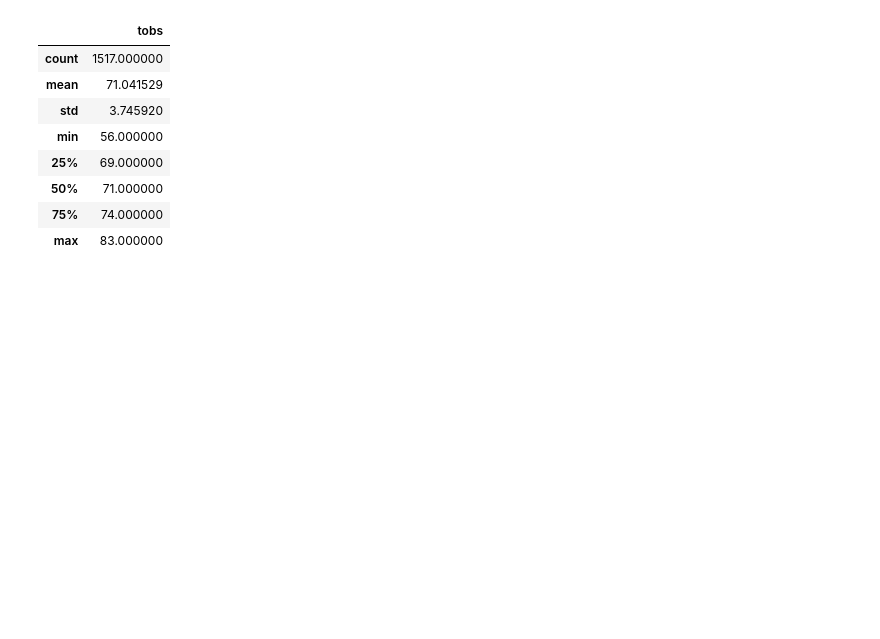
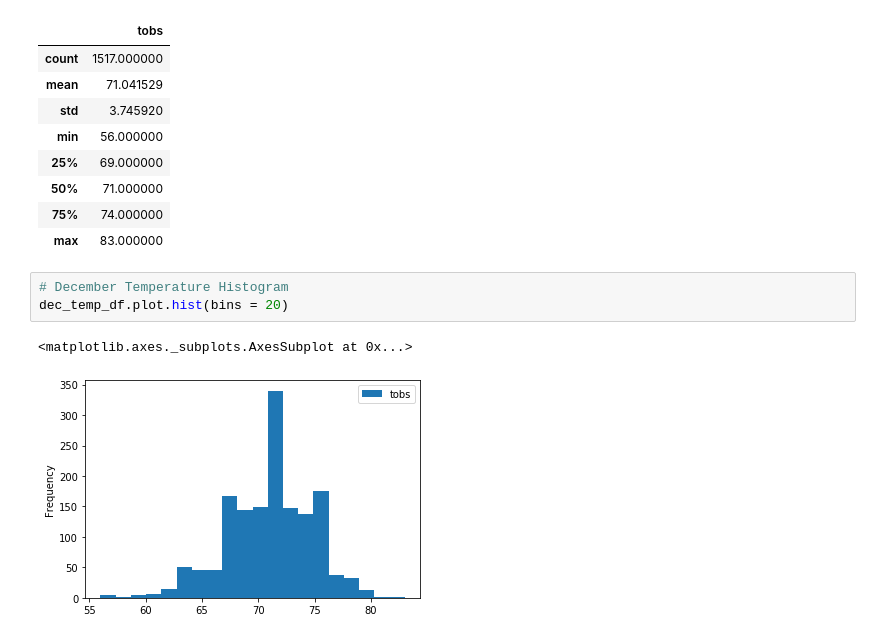
Before and after one commit to levflevine/surfs_up, a Jupyter notebook: SurfsUp_Challenge.ipynb, the cells around one changed output. Saved outputs shown, nothing was run; the diff lists cells and outputs as text; blank space fills up the shorter version.

Commit message:
Histograms

```diff
--- a/SurfsUp_Challenge.ipynb
+++ b/SurfsUp_Challenge.ipynb
@@ -181,3 +181,9 @@ dec_temp_df.describe()
 | 50% | 71.000000 |
 | 75% | 74.000000 |
 | max | 83.000000 |
+# %%
+# December Temperature Histogram
+dec_temp_df.plot.hist(bins = 20)
+# %% [output]
+<matplotlib.axes._subplots.AxesSubplot at 0x...>
+[figure, added]
```
Also changed, not shown: parts of 1 cell of this notebook, 3 other files.
